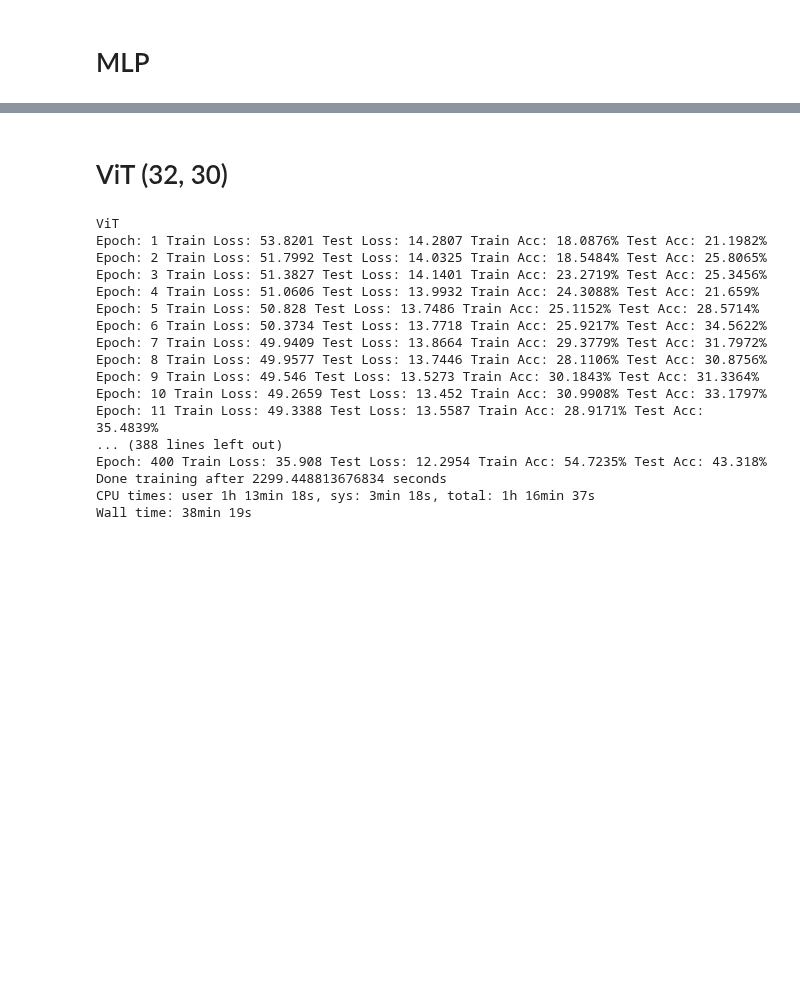
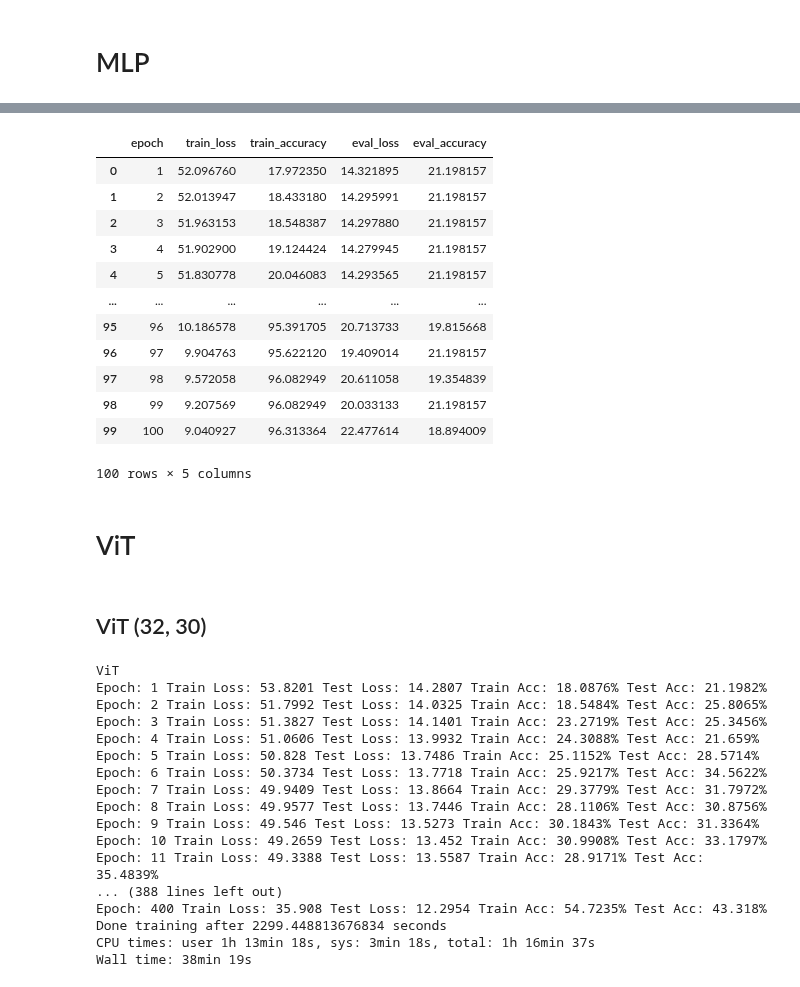
Before and after one commit to pakdaniel/DataMiningFinal, a Jupyter notebook: DataMiningFinal.ipynb, the cells around one changed output, grey strips where cells are left out. Drawn from its saved outputs; the diff is of its cells as text; code cells hidden in the pictures; blank space fills up the shorter version.

```diff
--- a/DataMiningFinal.ipynb
+++ b/DataMiningFinal.ipynb
@@ -616,0 +608,18 @@ plot_accuracy(df_MLP, title="MLP Accuracy")
+# %%
+df_MLP
+# %% [output]
+|  | epoch | train_loss | train_accuracy | eval_loss | eval_accuracy |
+| 0 | 1 | 52.096760 | 17.972350 | 14.321895 | 21.198157 |
+| 1 | 2 | 52.013947 | 18.433180 | 14.295991 | 21.198157 |
+| 2 | 3 | 51.963153 | 18.548387 | 14.297880 | 21.198157 |
+| 3 | 4 | 51.902900 | 19.124424 | 14.279945 | 21.198157 |
+| 4 | 5 | 51.830778 | 20.046083 | 14.293565 | 21.198157 |
+| ... | ... | ... | ... | ... | ... |
+| 95 | 96 | 10.186578 | 95.391705 | 20.713733 | 19.815668 |
+| 96 | 97 | 9.904763 | 95.622120 | 19.409014 | 21.198157 |
+| 97 | 98 | 9.572058 | 96.082949 | 20.611058 | 19.354839 |
+| 98 | 99 | 9.207569 | 96.082949 | 20.033133 | 21.198157 |
+| 99 | 100 | 9.040927 | 96.313364 | 22.477614 | 18.894009 |
+100 rows × 5 columns
+# %% [markdown]
+# ViT
@@ -617,2 +646,2 @@ plot_accuracy(df_MLP, title="MLP Accuracy")
 # %% [markdown]
-# ViT (32, 30)
+## ViT (32, 30)
```
Also changed, not shown: parts of 45 cells of this notebook.
